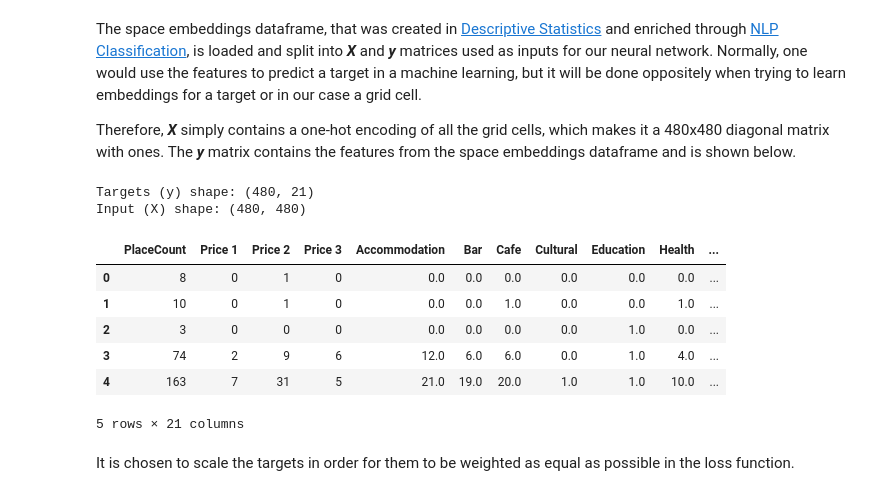
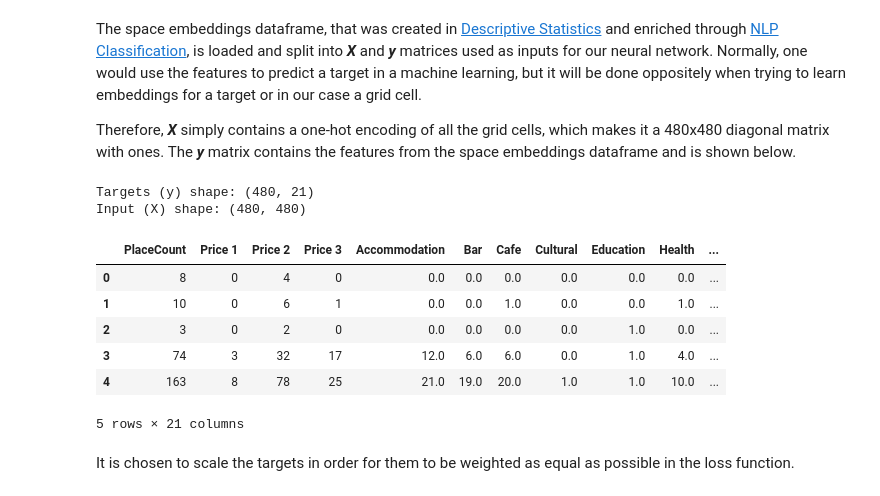
Before and after one commit to jesperhauch/GoogleLocalReviews, a Jupyter notebook: SpaceEmbeddings.ipynb, the cells around one changed output. Saved outputs shown, nothing was run; the diff lists cells and outputs as text; code cells hidden in the pictures.

```diff
--- a/SpaceEmbeddings.ipynb
+++ b/SpaceEmbeddings.ipynb
@@ -13,22 +13,22 @@ The space embeddings dataframe, that was created in [Descriptive Statistics](./D
 Therefore, ***X*** simply contains a one-hot encoding of all the grid cells, which makes it a 480x480 diagonal matrix with ones. The ***y*** matrix contains the features from the space embeddings dataframe and is shown below.
 # %%
 # Load space embeddings data and prepare X and y matrices
-df = pd.read_csv("data/space_embedding_data.csv", index_col=[0])
+df = pd.read_csv("data/space_embedding_data_NLP.csv", index_col=[0])
 y = df[[i for i in df.columns if "_rating" not in i]].drop(["Grid"], axis=1)
 X = pd.get_dummies(df.Grid).values
 
 print("Targets (y) shape:", y.shape)
 print("Input (X) shape:", X.shape)
 y.head()
 # %% [output]
 Targets (y) shape: (480, 21)
 Input (X) shape: (480, 480)
 |  | PlaceCount | Price 1 | Price 2 | Price 3 | Accommodation | Bar | Cafe | Cultural | Education | Health | ... |
-| 0 | 8 | 0 | 1 | 0 | 0.0 | 0.0 | 0.0 | 0.0 | 0.0 | 0.0 | ... |
-| 1 | 10 | 0 | 1 | 0 | 0.0 | 0.0 | 1.0 | 0.0 | 0.0 | 1.0 | ... |
-| 2 | 3 | 0 | 0 | 0 | 0.0 | 0.0 | 0.0 | 0.0 | 1.0 | 0.0 | ... |
-| 3 | 74 | 2 | 9 | 6 | 12.0 | 6.0 | 6.0 | 0.0 | 1.0 | 4.0 | ... |
-| 4 | 163 | 7 | 31 | 5 | 21.0 | 19.0 | 20.0 | 1.0 | 1.0 | 10.0 | ... |
+| 0 | 8 | 0 | 4 | 0 | 0.0 | 0.0 | 0.0 | 0.0 | 0.0 | 0.0 | ... |
+| 1 | 10 | 0 | 6 | 1 | 0.0 | 0.0 | 1.0 | 0.0 | 0.0 | 1.0 | ... |
+| 2 | 3 | 0 | 2 | 0 | 0.0 | 0.0 | 0.0 | 0.0 | 1.0 | 0.0 | ... |
+| 3 | 74 | 3 | 32 | 17 | 12.0 | 6.0 | 6.0 | 0.0 | 1.0 | 4.0 | ... |
+| 4 | 163 | 8 | 78 | 25 | 21.0 | 19.0 | 20.0 | 1.0 | 1.0 | 10.0 | ... |
 5 rows × 21 columns
 # %% [markdown]
 It is chosen to scale the targets in order for them to be weighted as equal as possible in the loss function.
```
Also changed, not shown: parts of 25 cells of this notebook, 1 other file.
